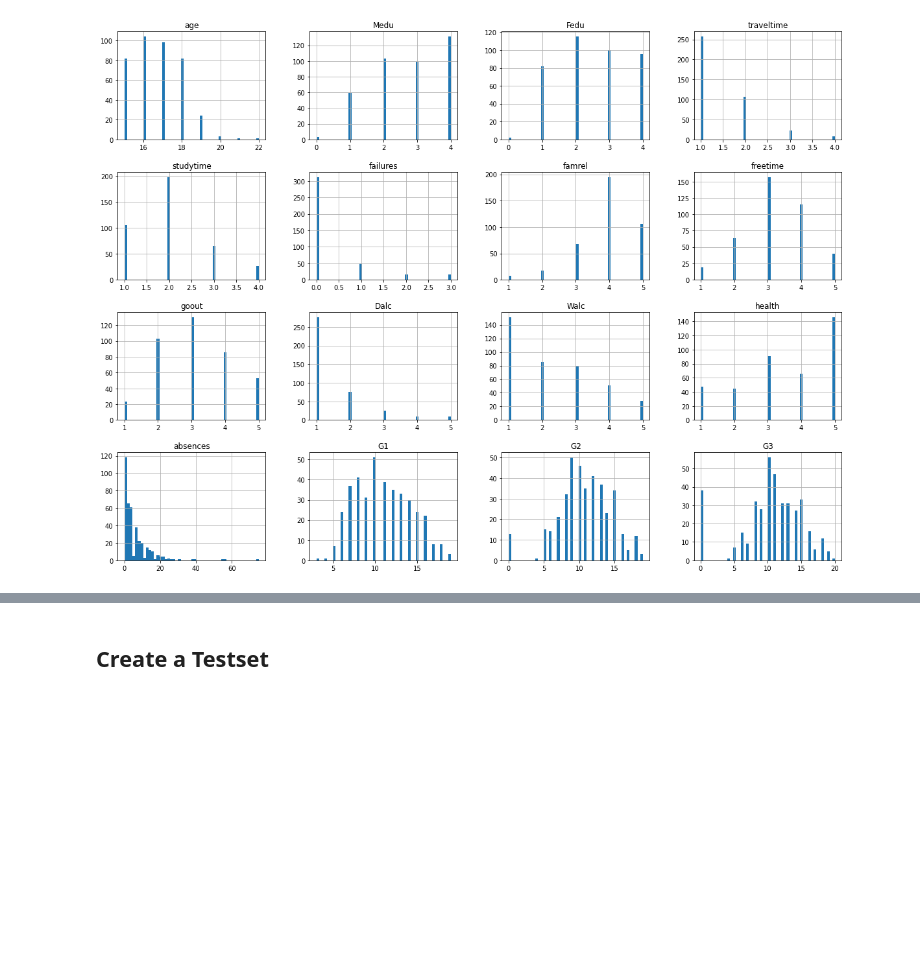
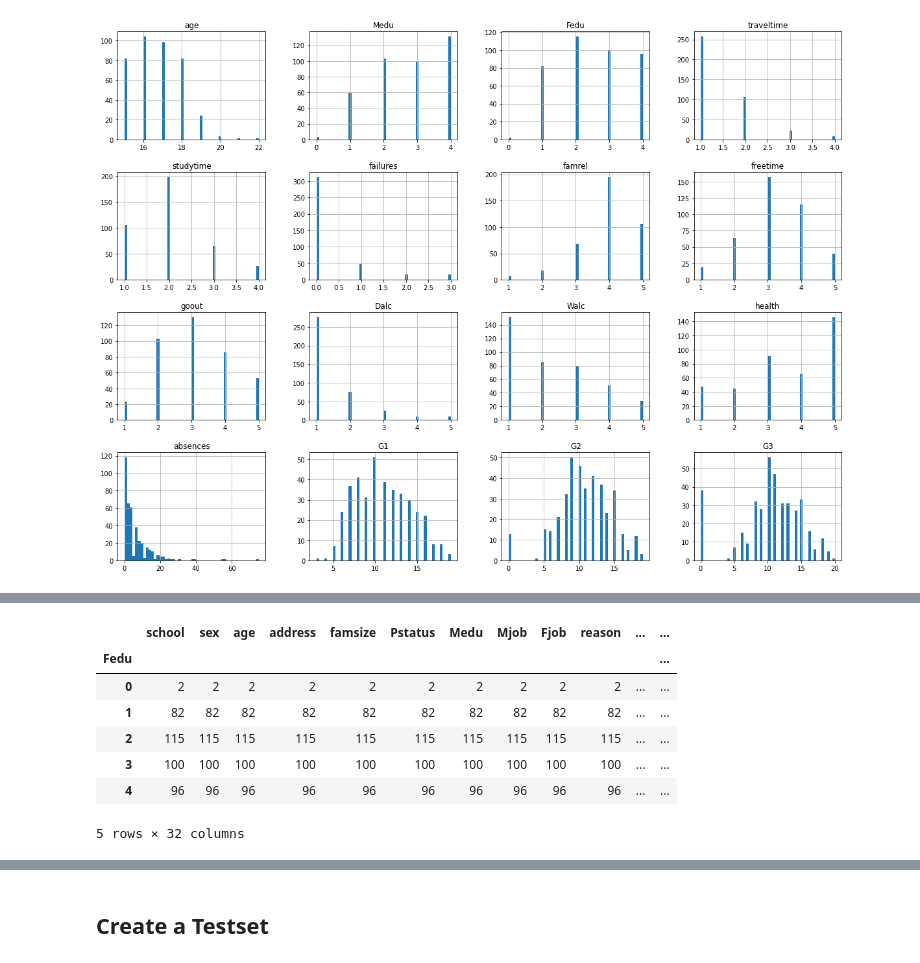
Before and after one commit to ryoiwata/handson-ml, a Jupyter notebook: notebooks/chapter_2_end_to_end_machine_learning_project.ipynb, the cells around one changed output, grey strips where cells are left out. Saved outputs shown, nothing was run; the diff lists cells and outputs as text; code cells hidden in the pictures; blank space fills up the shorter version.

```diff
--- a/notebooks/chapter_2_end_to_end_machine_learning_project.ipynb
+++ b/notebooks/chapter_2_end_to_end_machine_learning_project.ipynb
@@ -83,0 +100,12 @@ plt.show()
+# %%
+# Father's Education
+student_df.groupby("Fedu").count()
+# %% [output]
+|  | school | sex | age | address | famsize | Pstatus | Medu | Mjob | Fjob | reason | ... | ... |
+| Fedu |  |  |  |  |  |  |  |  |  |  |  | ... |
+| 0 | 2 | 2 | 2 | 2 | 2 | 2 | 2 | 2 | 2 | 2 | ... | ... |
+| 1 | 82 | 82 | 82 | 82 | 82 | 82 | 82 | 82 | 82 | 82 | ... | ... |
+| 2 | 115 | 115 | 115 | 115 | 115 | 115 | 115 | 115 | 115 | 115 | ... | ... |
+| 3 | 100 | 100 | 100 | 100 | 100 | 100 | 100 | 100 | 100 | 100 | ... | ... |
+| 4 | 96 | 96 | 96 | 96 | 96 | 96 | 96 | 96 | 96 | 96 | ... | ... |
+5 rows × 32 columns
```
Also changed, not shown: parts of 25 cells of this notebook.
